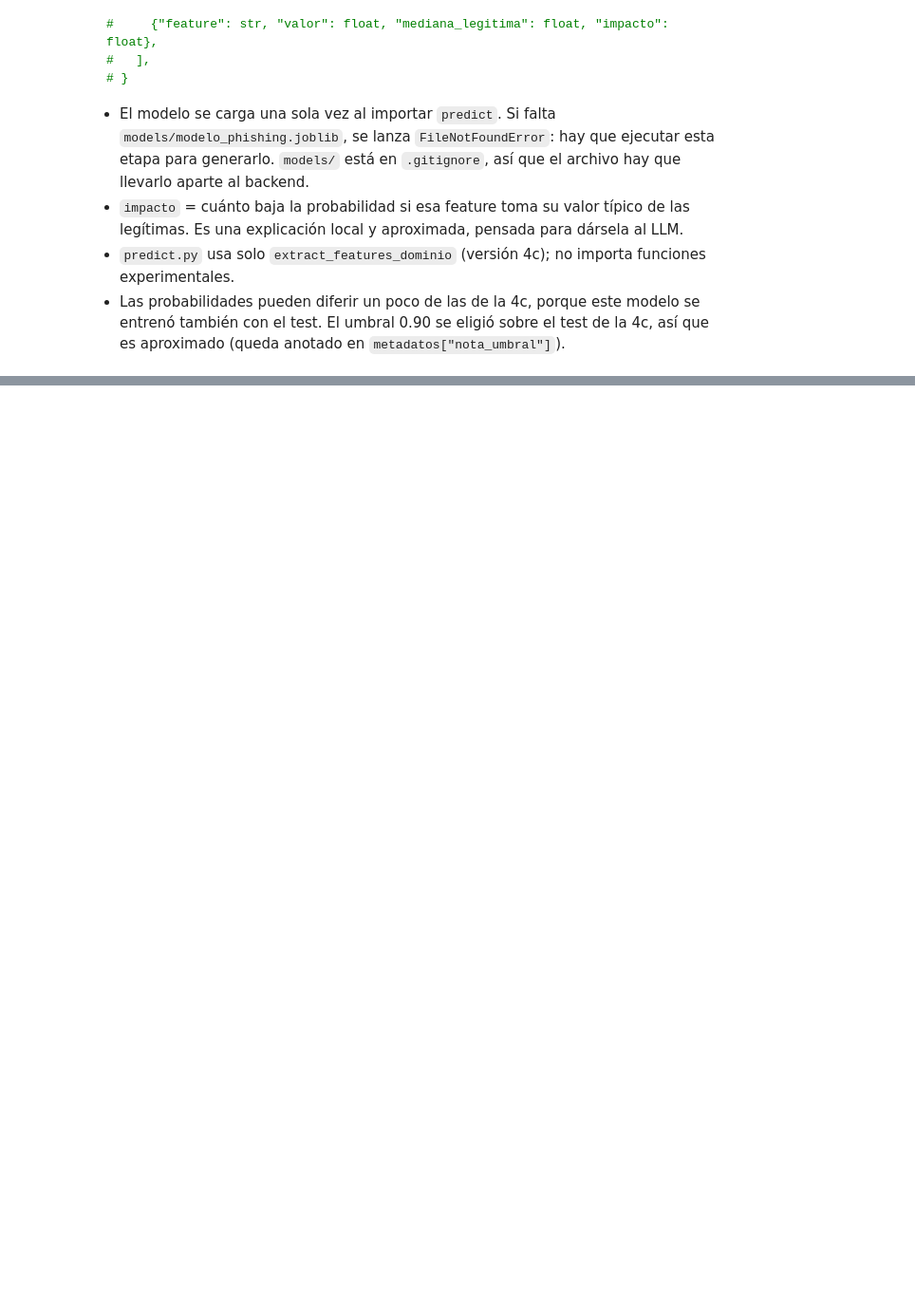
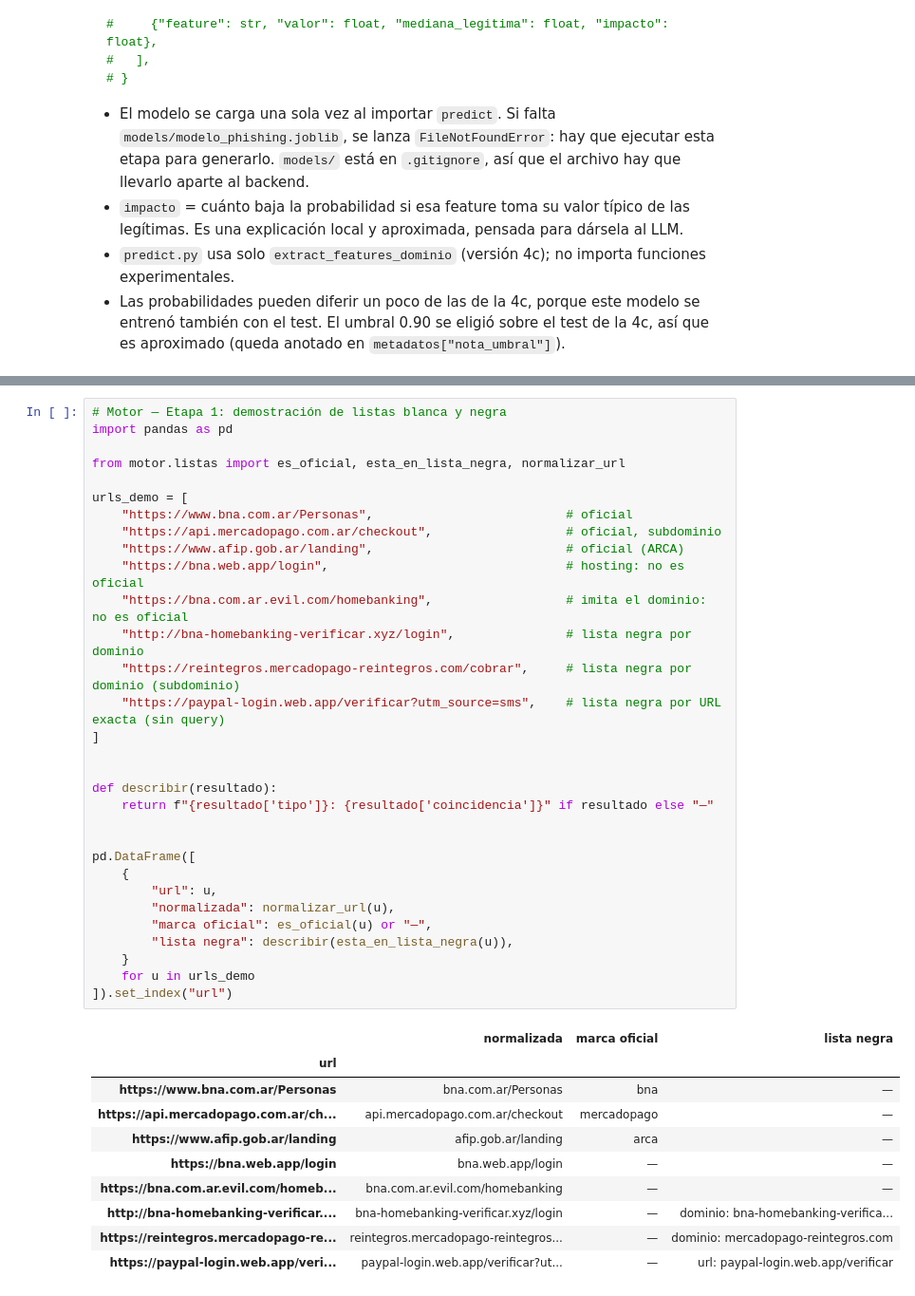
Before and after one commit to enviado-centu/MODULO-PY, a Jupyter notebook: main.ipynb, the cells around one changed output, grey strips where cells are left out. Shown at 95% size. Cells and saved outputs as stored; diff of their text form; blank space fills up the shorter version.

```diff
--- a/main.ipynb
+++ b/main.ipynb
@@ -1148,0 +1153,42 @@ predecir("http://paypal-login.web.app")
+# %%
+# Motor — Etapa 1: demostración de listas blanca y negra
+import pandas as pd
+
+from motor.listas import es_oficial, esta_en_lista_negra, normalizar_url
+
+urls_demo = [
+    "https://www.bna.com.ar/Personas",                          # oficial
+    "https://api.mercadopago.com.ar/checkout",                  # oficial, subdominio
+    "https://www.afip.gob.ar/landing",                          # oficial (ARCA)
+    "https://bna.web.app/login",                                # hosting: no es oficial
+    "https://bna.com.ar.evil.com/homebanking",                  # imita el dominio: no es oficial
+    "http://bna-homebanking-verificar.xyz/login",               # lista negra por dominio
+    "https://reintegros.mercadopago-reintegros.com/cobrar",     # lista negra por dominio (subdominio)
+    "https://paypal-login.web.app/verificar?utm_source=sms",    # lista negra por URL exacta (sin query)
+]
+
+
+def describir(resultado):
+    return f"{resultado['tipo']}: {resultado['coincidencia']}" if resultado else "—"
+
+
+pd.DataFrame([
+    {
+        "url": u,
+        "normalizada": normalizar_url(u),
+        "marca oficial": es_oficial(u) or "—",
+        "lista negra": describir(esta_en_lista_negra(u)),
+    }
+    for u in urls_demo
+]).set_index("url")
+# %% [output]
+|  | normalizada | marca oficial | lista negra |
+| url |  |  |  |
+| https://www.bna.com.ar/Personas | bna.com.ar/Personas | bna | — |
+| https://api.mercadopago.com.ar/ch... | api.mercadopago.com.ar/checkout | mercadopago | — |
+| https://www.afip.gob.ar/landing | afip.gob.ar/landing | arca | — |
+| https://bna.web.app/login | bna.web.app/login | — | — |
+| https://bna.com.ar.evil.com/homeb... | bna.com.ar.evil.com/homebanking | — | — |
+| http://bna-homebanking-verificar.... | bna-homebanking-verificar.xyz/login | — | dominio: bna-homebanking-verifica... |
+| https://reintegros.mercadopago-re... | reintegros.mercadopago-reintegros... | — | dominio: mercadopago-reintegros.com |
+| https://paypal-login.web.app/veri... | paypal-login.web.app/verificar?ut... | — | url: paypal-login.web.app/verificar |
```
Also changed, not shown: parts of 1 cell of this notebook, 11 other files.
